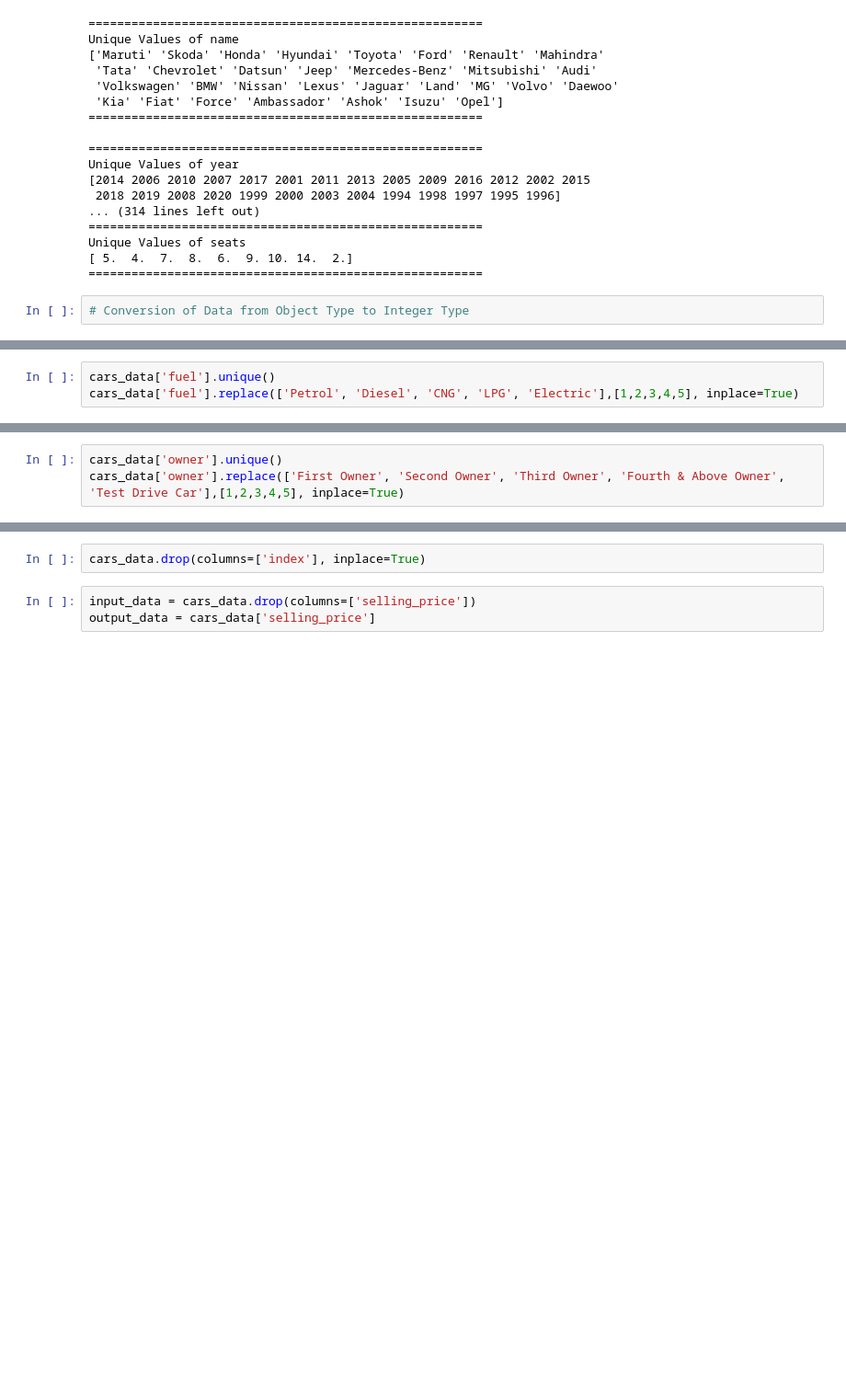
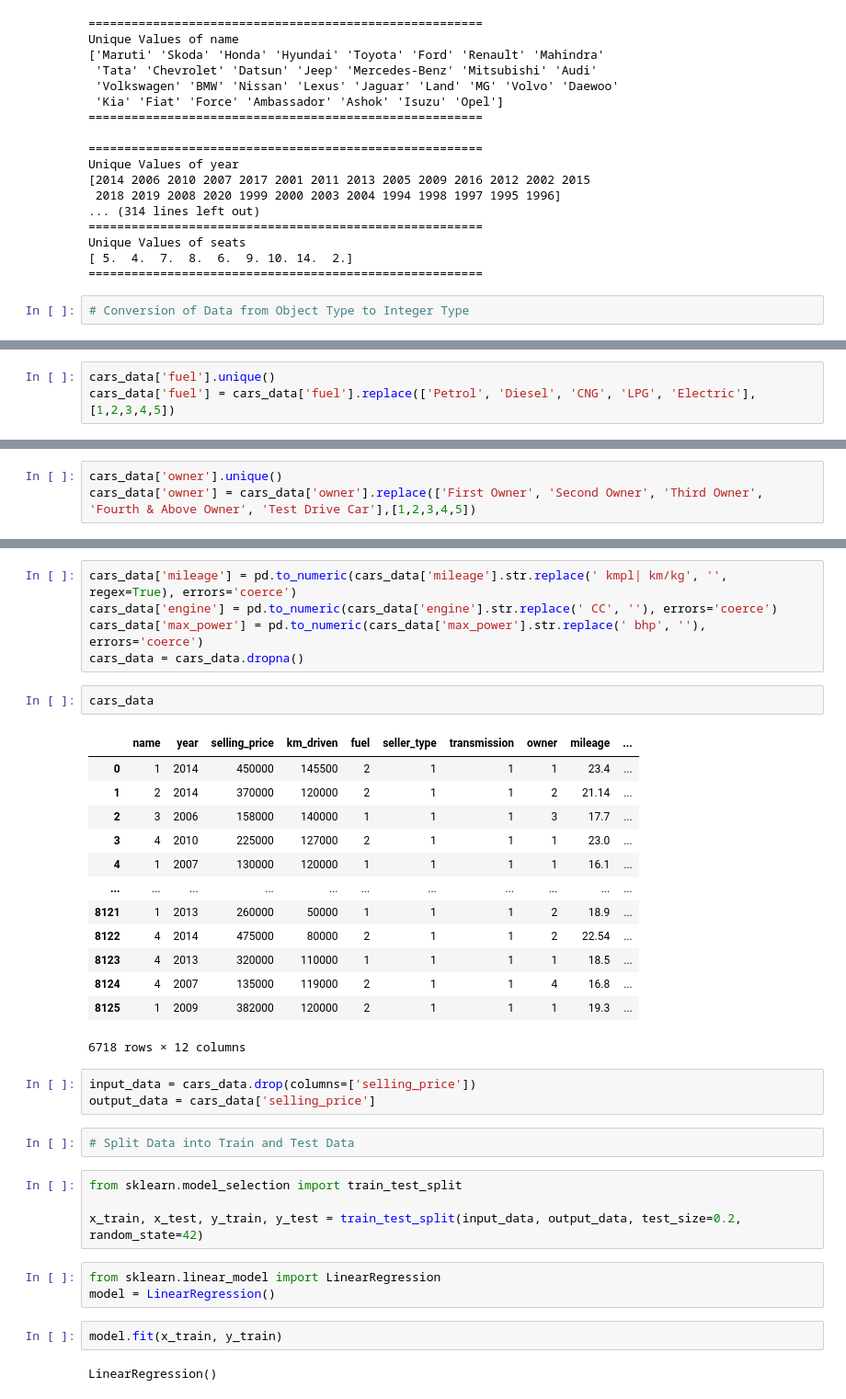
Before and after one commit to RishithSuresh/Car-Price-Prediction-ML, a Jupyter notebook: Price_Prediction_model.ipynb, the cells around one changed output, grey strips where cells are left out. Shown at 92% size. Cells and saved outputs as stored; diff of their text form; blank space fills up the shorter version.

Commit message:
Test and Train Code

```diff
--- a/Price_Prediction_model.ipynb
+++ b/Price_Prediction_model.ipynb
@@ -244,3 +261,3 @@ array(['Individual', 'Dealer', 'Trustmark Dealer'], dtype=object)
 # %%
 cars_data['fuel'].unique()
-cars_data['fuel'].replace(['Petrol', 'Diesel', 'CNG', 'LPG', 'Electric'],[1,2,3,4,5], inplace=True)
+cars_data['fuel'] = cars_data['fuel'].replace(['Petrol', 'Diesel', 'CNG', 'LPG', 'Electric'],[1,2,3,4,5])
@@ -247,3 +271,3 @@ cars_data['fuel'].replace(['Petrol', 'Diesel', 'CNG', 'LPG', 'Electric'],[1,2,3,
 # %%
 cars_data['owner'].unique()
-cars_data['owner'].replace(['First Owner', 'Second Owner', 'Third Owner', 'Fourth & Above Owner', 'Test Drive Car'],[1,2,3,4,5], inplace=True)
+cars_data['owner'] = cars_data['owner'].replace(['First Owner', 'Second Owner', 'Third Owner', 'Fourth & Above Owner', 'Test Drive Car'],[1,2,3,4,5])
@@ -250,5 +281,37 @@ cars_data['owner'].replace(['First Owner', 'Second Owner', 'Third Owner', 'Fourt
-# %%
-cars_data.drop(columns=['index'], inplace=True)
+# %%
+cars_data['mileage'] = pd.to_numeric(cars_data['mileage'].str.replace(' kmpl| km/kg', '', regex=True), errors='coerce')
+cars_data['engine'] = pd.to_numeric(cars_data['engine'].str.replace(' CC', ''), errors='coerce')
+cars_data['max_power'] = pd.to_numeric(cars_data['max_power'].str.replace(' bhp', ''), errors='coerce')
+cars_data = cars_data.dropna()
+# %%
+cars_data
+# %% [output]
+|  | name | year | selling_price | km_driven | fuel | seller_type | transmission | owner | mileage | ... |
+| 0 | 1 | 2014 | 450000 | 145500 | 2 | 1 | 1 | 1 | 23.4 | ... |
+| 1 | 2 | 2014 | 370000 | 120000 | 2 | 1 | 1 | 2 | 21.14 | ... |
+| 2 | 3 | 2006 | 158000 | 140000 | 1 | 1 | 1 | 3 | 17.7 | ... |
+| 3 | 4 | 2010 | 225000 | 127000 | 2 | 1 | 1 | 1 | 23.0 | ... |
+| 4 | 1 | 2007 | 130000 | 120000 | 1 | 1 | 1 | 1 | 16.1 | ... |
+| ... | ... | ... | ... | ... | ... | ... | ... | ... | ... | ... |
+| 8121 | 1 | 2013 | 260000 | 50000 | 1 | 1 | 1 | 2 | 18.9 | ... |
+| 8122 | 4 | 2014 | 475000 | 80000 | 2 | 1 | 1 | 2 | 22.54 | ... |
+| 8123 | 4 | 2013 | 320000 | 110000 | 1 | 1 | 1 | 1 | 18.5 | ... |
+| 8124 | 4 | 2007 | 135000 | 119000 | 2 | 1 | 1 | 4 | 16.8 | ... |
+| 8125 | 1 | 2009 | 382000 | 120000 | 2 | 1 | 1 | 1 | 19.3 | ... |
+6718 rows × 12 columns
 # %%
 input_data = cars_data.drop(columns=['selling_price'])
 output_data = cars_data['selling_price']
+# %%
+# Split Data into Train and Test Data
+# %%
+from sklearn.model_selection import train_test_split
+
+x_train, x_test, y_train, y_test = train_test_split(input_data, output_data, test_size=0.2, random_state=42)
+# %%
+from sklearn.linear_model import LinearRegression
+model = LinearRegression()
+# %%
+model.fit(x_train, y_train)
+# %% [output]
+LinearRegression()
```
Also changed, not shown: parts of 6 cells of this notebook.
